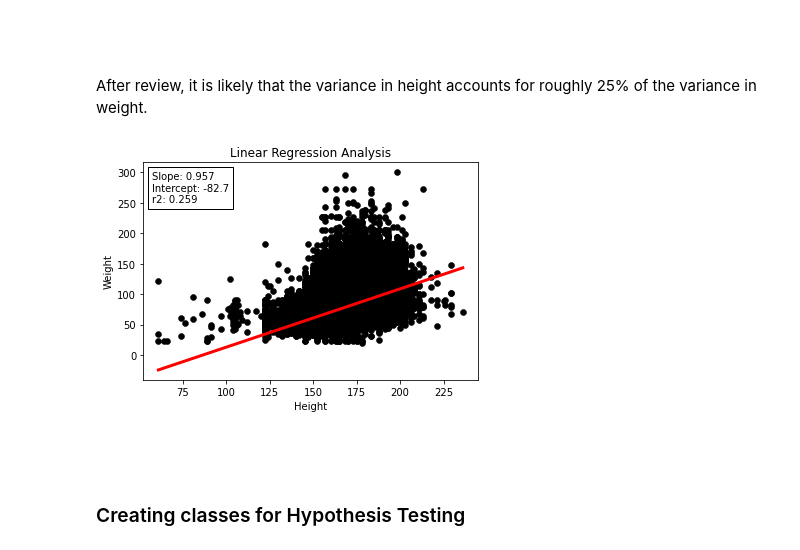
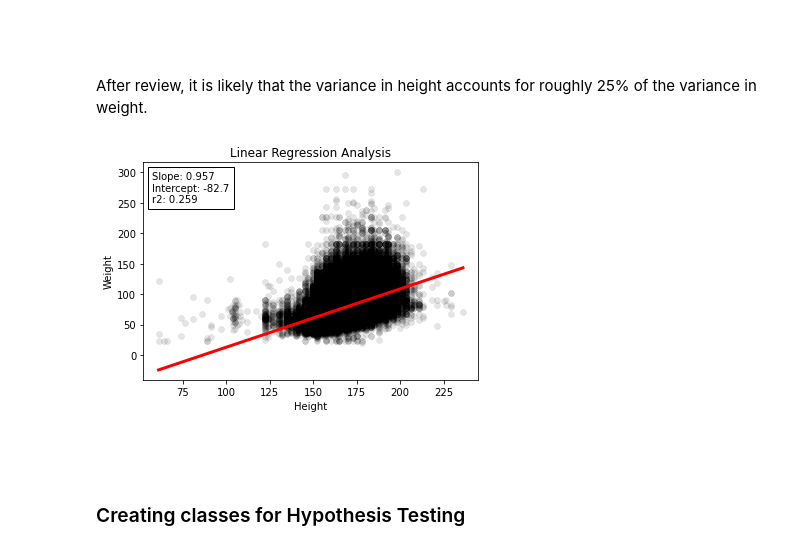
Before and after one commit to Hakuna-Patata/BU_MSDS_PTW, a Jupyter notebook: DSC 530 - Data Exploration and Analysis/Assignments/Week 8/Week 8 - Hypothesis Testing and Linear Least Squares.ipynb, the cells around one changed output. Cells and saved outputs as stored; diff of their text form; code cells hidden in the pictures.

```diff
--- a/DSC 530 - Data Exploration and Analysis/Assignments/Week 8/Week 8 - Hypothesis Testing and Linear Least Squares.ipynb
+++ b/DSC 530 - Data Exploration and Analysis/Assignments/Week 8/Week 8 - Hypothesis Testing and Linear Least Squares.ipynb
@@ -158,4 +241,6 @@ df = brfss.ReadBrfss()
 
 df = df.dropna(subset=['htm3', 'wtkg2'])
 
-data = df.htm3, df.wtkg2
+data = (df.htm3, df.wtkg2)
+
+data
@@ -243,15 +267,14 @@ def SamplingDistributions(df, iters=101):
 
 After review, it is likely that the variance in height accounts for roughly 25% of the variance in weight.
 # %%
-df = LeastSquares(data)
+ls = LeastSquares(data)
 
-df.lm_plot(title="Linear Regression Analysis"
+ls.lm_plot(title="Linear Regression Analysis"
           , xlabel="Height"
-          , ylabel="Weight")
-
-dfun = DisFunction(data)
+          , ylabel="Weight"
+          , alpha=.1)
 # %% [output]
-[figure, old version]
+[figure, new version]
 # %% [markdown]
 <br><br>
 
```
Also changed, not shown: parts of 16 cells of this notebook, 7 other files.
